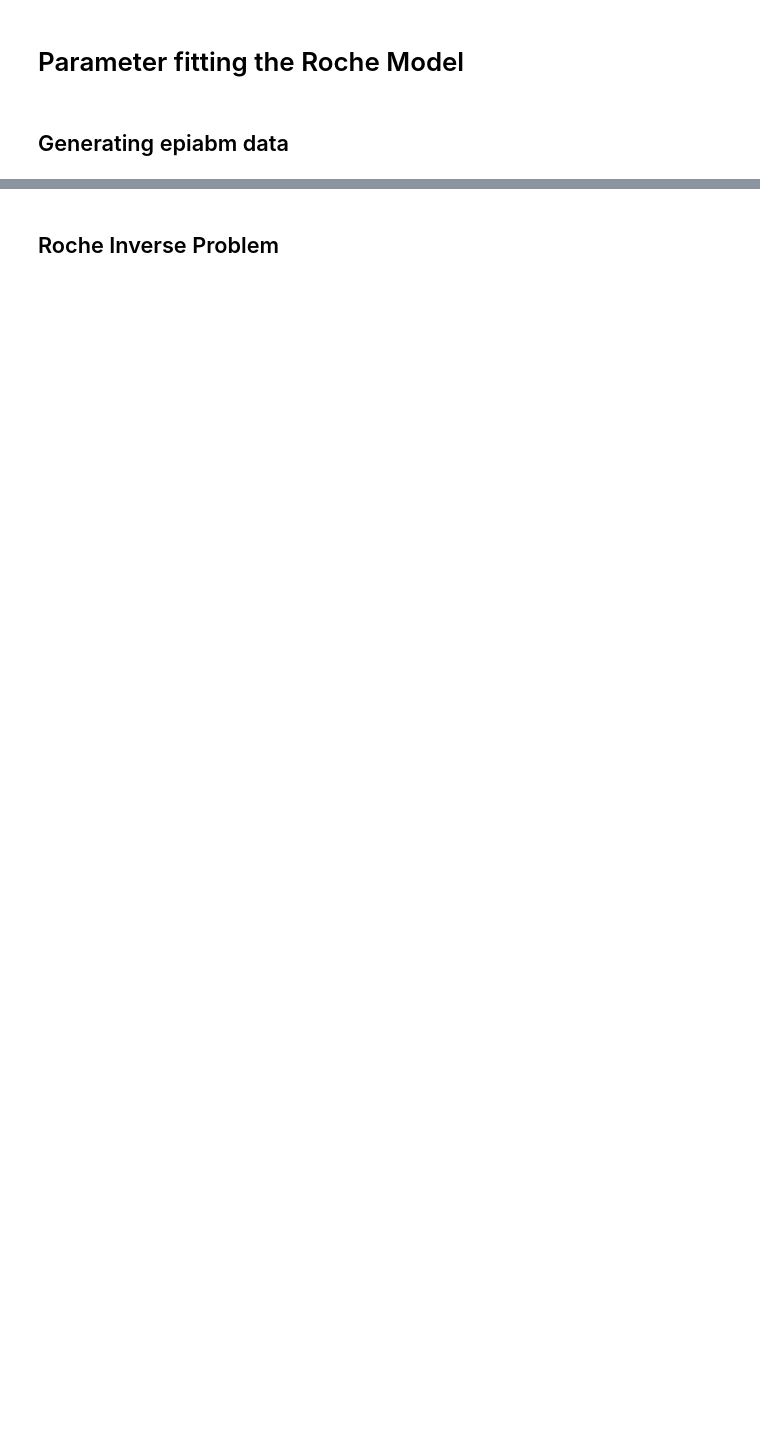
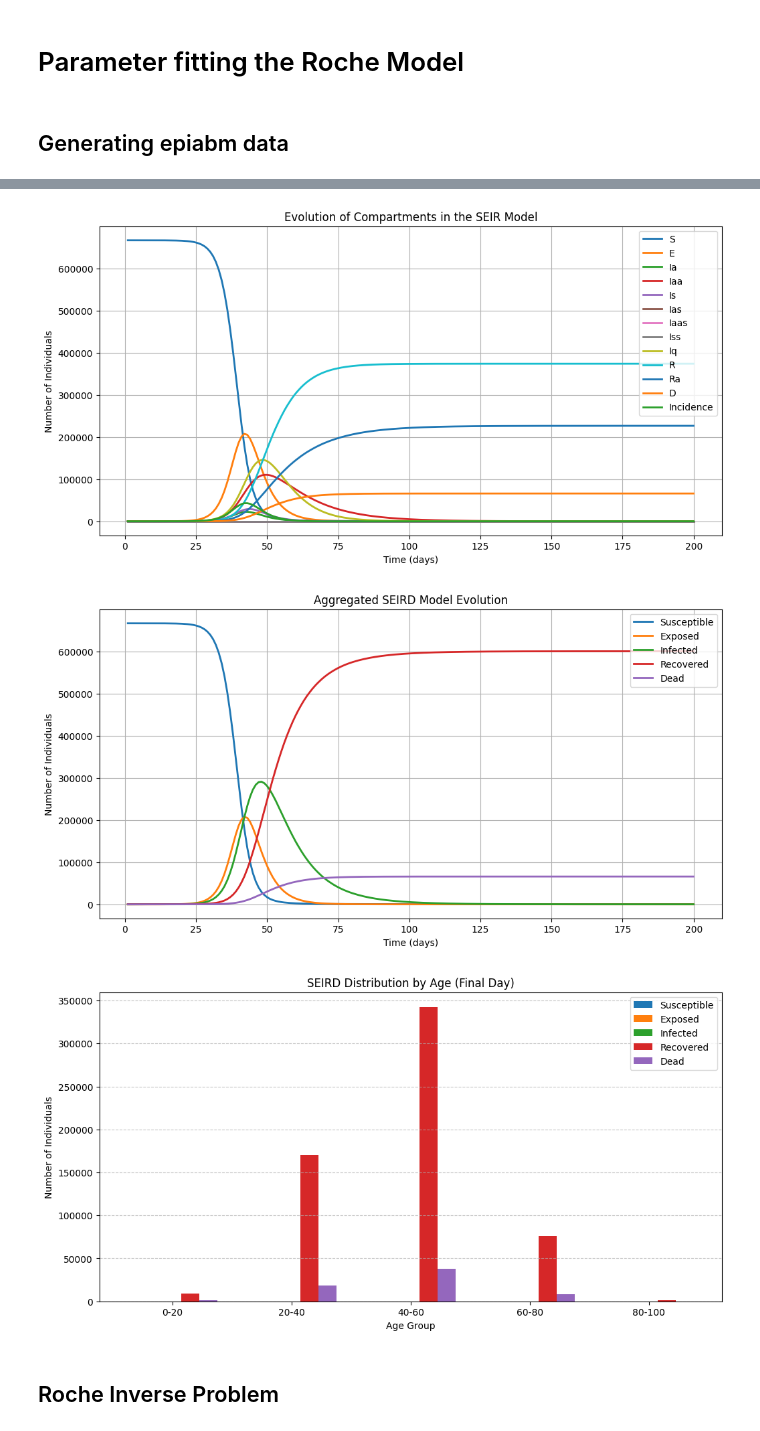
Before and after one commit to Kemuk/first_rotation, a Jupyter notebook: roche_testing.ipynb, the cells around one changed output, grey strips where cells are left out. Saved outputs shown, nothing was run; the diff lists cells and outputs as text; code cells hidden in the pictures; blank space fills up the shorter version.

Commit message:
Refactored Code
Roche Testing is now more modular

```diff
--- a/roche_testing.ipynb
+++ b/roche_testing.ipynb
@@ -62 +52,10 @@ time_changes_npi = [1, 14]
+# %%
+def build_npi_data():
+    max_levels_npi = [3, 3, 3, 2, 2, 3, 2, 1, 3]
+    targeted_npi = [True, True, True, True, True, False, False, False, True]
+    general_npi = [[True] * 9, [True] * 9]
+    reg_levels_npi = [[[3, 3, 3, 2, 2, 3, 2, 0, 3], [1, 1, 1, 1, 1, 1, 1, 0, 1]]]
+    time_changes_npi = [1, 14]
+    time_changes_flag = [1, 12]
+    return max_levels_npi, targeted_npi, general_npi, reg_levels_npi, time_changes_npi, time_changes_flag
 # %%
@@ -214 +130,22 @@ plt.show()
+# %%
+def build_roche_model():
+    model = em.RocheSEIRModel()
+
+    regions = build_regions()
+    age_groups = build_age_groups()
+
+    model.set_regions(regions)
+    model.set_age_groups(age_groups)
+
+    contact_matrices, time_changes_contact = build_contact_matrices(age_groups)
+    region_matrices, time_changes_region = build_region_matrices(regions, age_groups)
+    npi_data = build_npi_data()
+
+    model.read_contact_data(contact_matrices, time_changes_contact)
+    model.read_regional_data(region_matrices, time_changes_region)
+    model.read_npis_data(*npi_data)
+
+    parameters = build_parameters(model)
+
+    return model, parameters
 # %%
@@ -300,2 +253,13 @@ plt.show()
+# %%
+model, parameters = build_roche_model()
+output = model.simulate(parameters)
+
+plot_full_compartments(output, parameters)
+plot_aggregated_seird(output, parameters)
+plot_final_seird_by_age(output, parameters)
+# %% [output]
+[figure, added]
+[figure, added]
+[figure, added]
 # %% [markdown]
 ## Roche Inverse Problem
```
Also changed, not shown: parts of 17 cells of this notebook.
